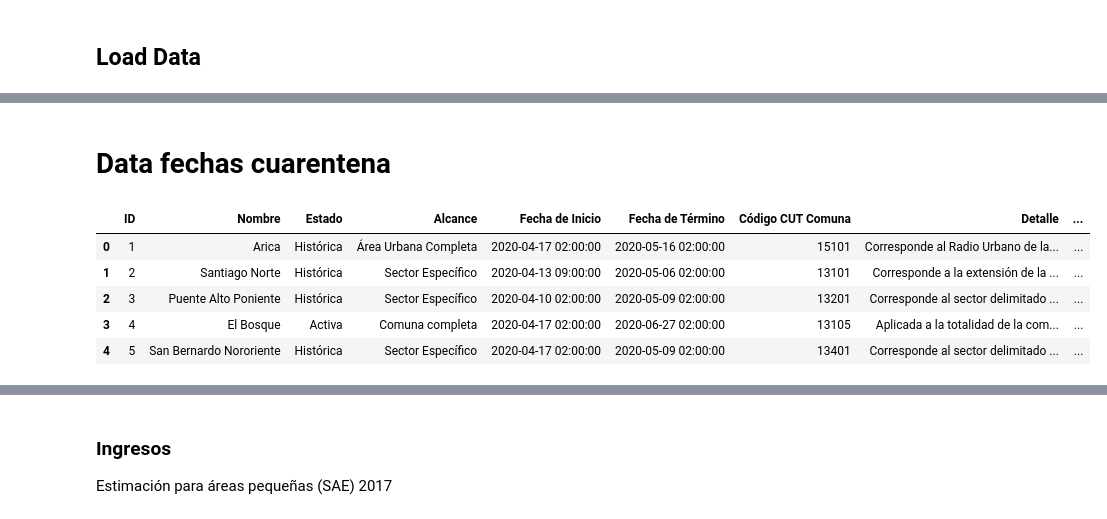
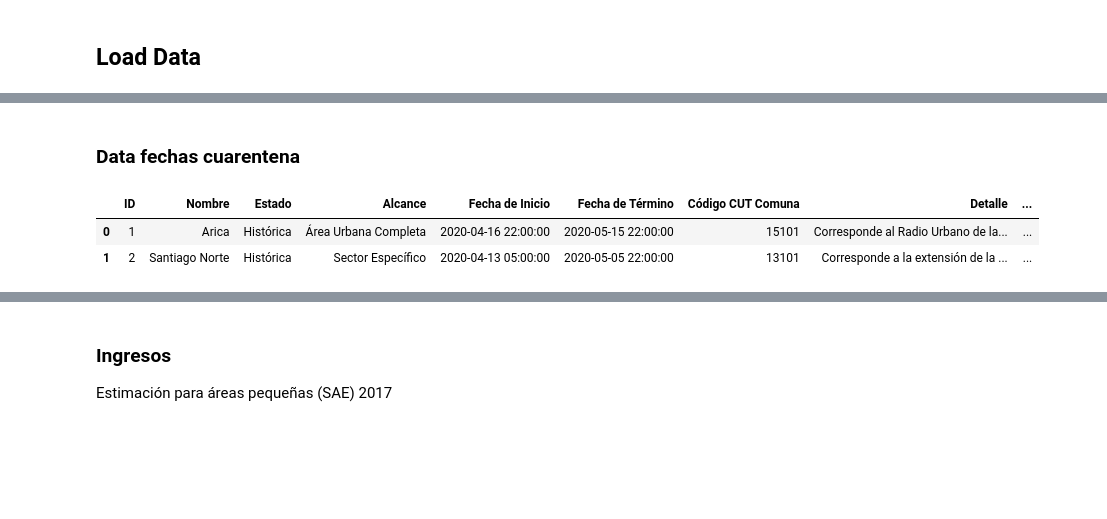
Before and after one commit to cdagnino/mobility_and_comuna, a Jupyter notebook: main.ipynb, the cells around one changed output, grey strips where cells are left out. Cells and saved outputs as stored; diff of their text form; code cells hidden in the pictures; blank space fills up the shorter version.

```diff
--- a/main.ipynb
+++ b/main.ipynb
@@ -35,21 +26,18 @@ mobility.head()
 # %% [markdown]
-# Data fechas cuarentena
+### Data fechas cuarentena
 # %%
 path_cuarentena = "https://raw.githubusercontent.com/MinCiencia/Datos-COVID19/master/output/producto29/Cuarentenas-Totales.csv"
 
 df_cuarentena = pd.read_csv(path_cuarentena)
 
 df_cuarentena["fecha_inicio"] = pd.to_datetime(df_cuarentena['Fecha de Inicio'], format="%Y-%m-%d %H:%M:%S").dt.date
 df_cuarentena["fecha_termino"] = pd.to_datetime(df_cuarentena['Fecha de Término'], format="%Y-%m-%d %H:%M:%S").dt.date
 
-df_cuarentena.head()
+df_cuarentena.head(2)
 # %% [output]
 |  | ID | Nombre | Estado | Alcance | Fecha de Inicio | Fecha de Término | Código CUT Comuna | Detalle | ... |
-| 0 | 1 | Arica | Histórica | Área Urbana Completa | 2020-04-17 02:00:00 | 2020-05-16 02:00:00 | 15101 | Corresponde al Radio Urbano de la... | ... |
-| 1 | 2 | Santiago Norte | Histórica | Sector Específico | 2020-04-13 09:00:00 | 2020-05-06 02:00:00 | 13101 | Corresponde a la extensión de la ... | ... |
-| 2 | 3 | Puente Alto Poniente | Histórica | Sector Específico | 2020-04-10 02:00:00 | 2020-05-09 02:00:00 | 13201 | Corresponde al sector delimitado ... | ... |
-| 3 | 4 | El Bosque | Activa | Comuna completa | 2020-04-17 02:00:00 | 2020-06-27 02:00:00 | 13105 | Aplicada a la totalidad de la com... | ... |
-| 4 | 5 | San Bernardo Nororiente | Histórica | Sector Específico | 2020-04-17 02:00:00 | 2020-05-09 02:00:00 | 13401 | Corresponde al sector delimitado ... | ... |
+| 0 | 1 | Arica | Histórica | Área Urbana Completa | 2020-04-16 22:00:00 | 2020-05-15 22:00:00 | 15101 | Corresponde al Radio Urbano de la... | ... |
+| 1 | 2 | Santiago Norte | Histórica | Sector Específico | 2020-04-13 05:00:00 | 2020-05-05 22:00:00 | 13101 | Corresponde a la extensión de la ... | ... |
 # %%
 df_list = []
 for i, row in df_cuarentena.iterrows():
```
Also changed, not shown: parts of 51 cells of this notebook.
